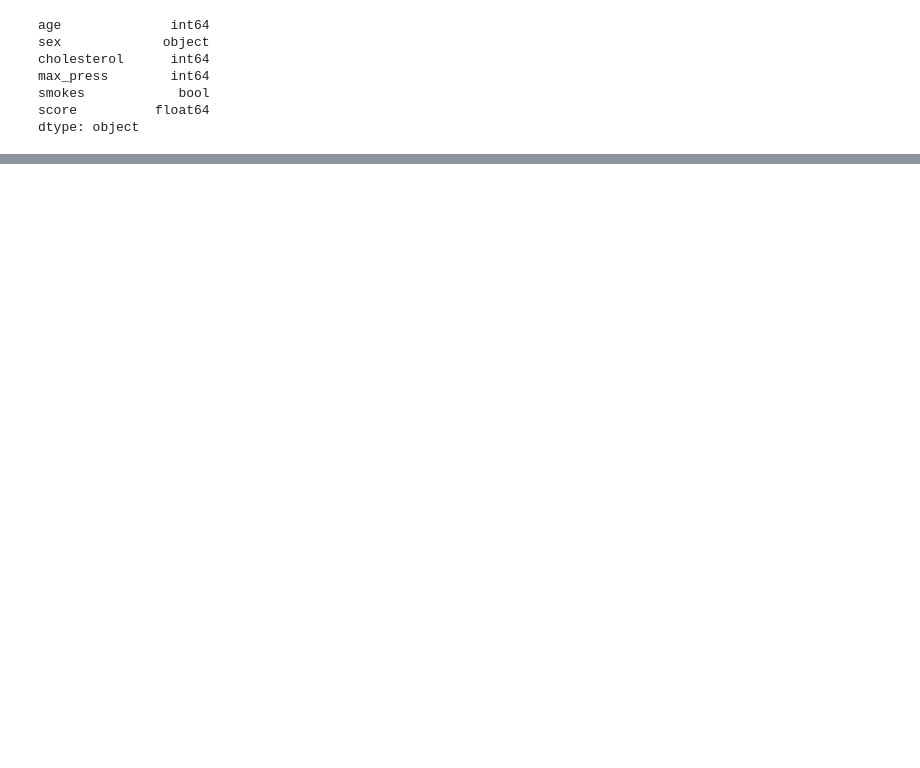
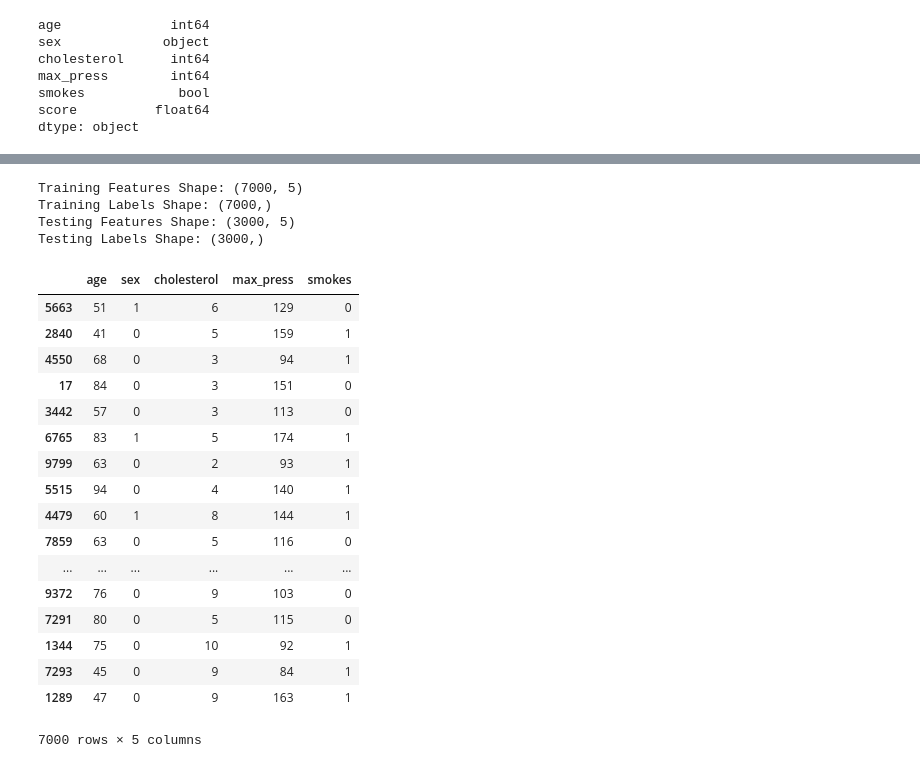
Before and after one commit to mmaridev/wv-score-api, a Jupyter notebook: SCORE_Analysis.ipynb, the cells around one changed output, grey strips where cells are left out. Drawn from its saved outputs; the diff is of its cells as text; code cells hidden in the pictures; blank space fills up the shorter version.

```diff
--- a/SCORE_Analysis.ipynb
+++ b/SCORE_Analysis.ipynb
@@ -78,3 +93,13 @@ show(p)
 # %% [output]
 [interactive output not drawn]
 [interactive output not drawn]
+# %%
+print('Training Features Shape:', x_tr.shape)
+print('Training Labels Shape:', y_tr.shape)
+print('Testing Features Shape:', x_ts.shape)
+print('Testing Labels Shape:', y_ts.shape)
+# %% [output]
+Training Features Shape: (7000, 5)
+Training Labels Shape: (7000,)
+Testing Features Shape: (3000, 5)
+Testing Labels Shape: (3000,)
@@ -80,0 +110,21 @@ show(p)
+# %%
+x_tr
+# %% [output]
+|  | age | sex | cholesterol | max_press | smokes |
+| 5663 | 51 | 1 | 6 | 129 | 0 |
+| 2840 | 41 | 0 | 5 | 159 | 1 |
+| 4550 | 68 | 0 | 3 | 94 | 1 |
+| 17 | 84 | 0 | 3 | 151 | 0 |
+| 3442 | 57 | 0 | 3 | 113 | 0 |
+| 6765 | 83 | 1 | 5 | 174 | 1 |
+| 9799 | 63 | 0 | 2 | 93 | 1 |
+| 5515 | 94 | 0 | 4 | 140 | 1 |
+| 4479 | 60 | 1 | 8 | 144 | 1 |
+| 7859 | 63 | 0 | 5 | 116 | 0 |
+| ... | ... | ... | ... | ... | ... |
+| 9372 | 76 | 0 | 9 | 103 | 0 |
+| 7291 | 80 | 0 | 5 | 115 | 0 |
+| 1344 | 75 | 0 | 10 | 92 | 1 |
+| 7293 | 45 | 0 | 9 | 84 | 1 |
+| 1289 | 47 | 0 | 9 | 163 | 1 |
+7000 rows × 5 columns
```
Also changed, not shown: parts of 16 cells of this notebook.
